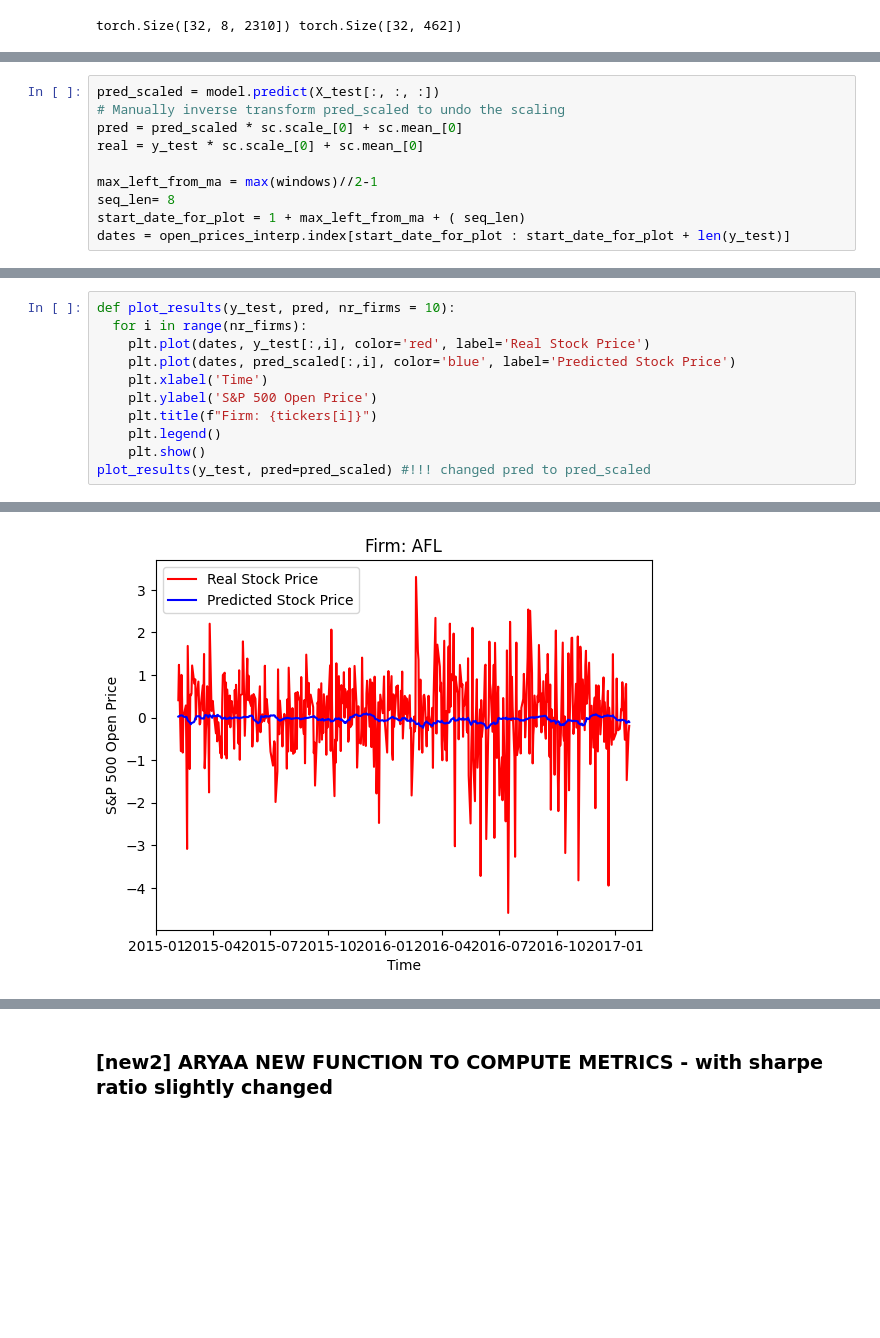
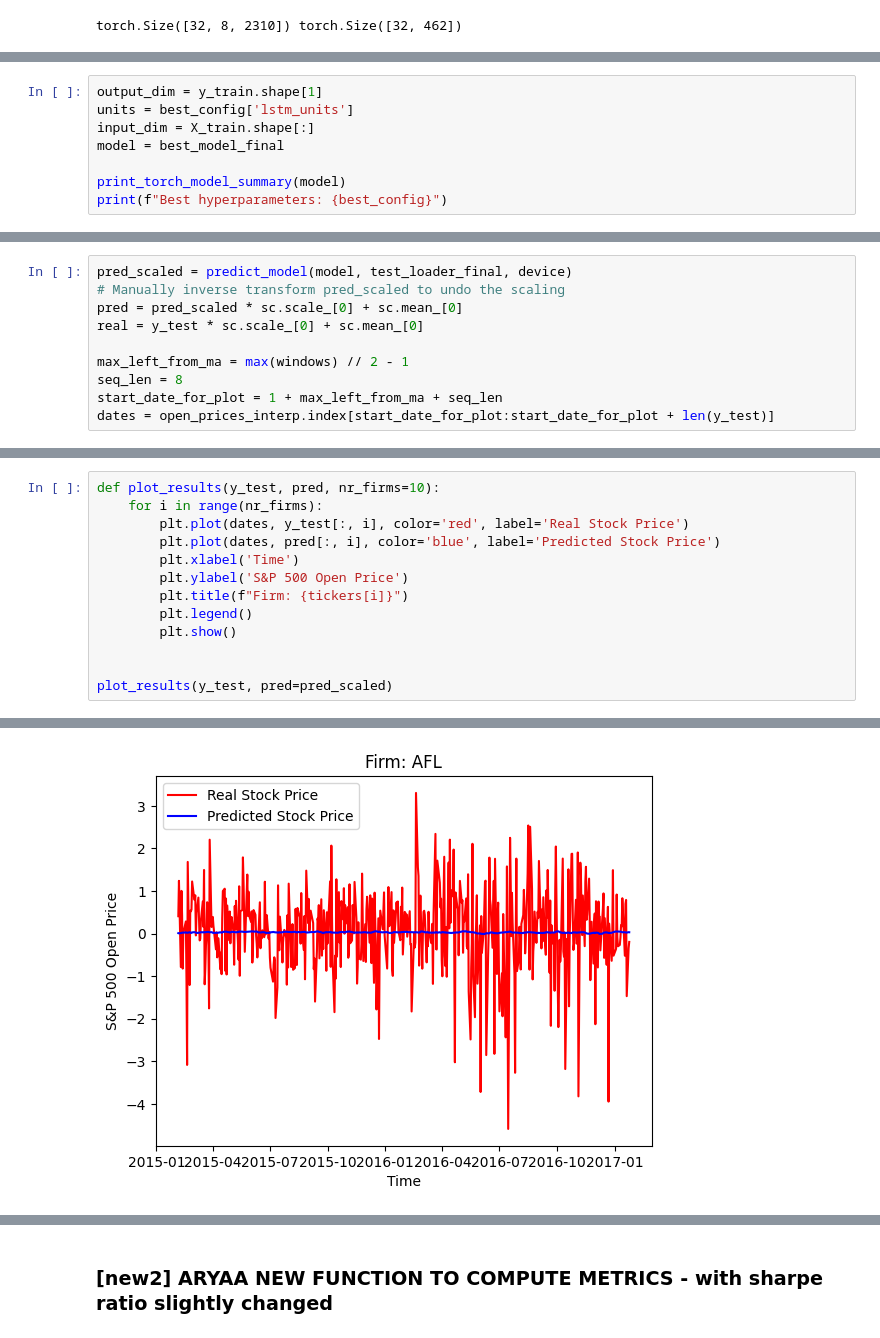
Before and after one commit to math869c/graph_representation_st457, a Jupyter notebook: graph_theory_project_yagmur_1404.ipynb, the cells around one changed output, grey strips where cells are left out. Saved outputs shown, nothing was run; the diff lists cells and outputs as text; blank space fills up the shorter version.

Commit message:
Update graph_theory_project_yagmur_1404 notebook

```diff
--- a/graph_theory_project_yagmur_1404.ipynb
+++ b/graph_theory_project_yagmur_1404.ipynb
@@ -547,0 +669,8 @@ Epoch 11/100
+# %%
+output_dim = y_train.shape[1]
+units = best_config['lstm_units']
+input_dim = X_train.shape[:]
+model = best_model_final
+
+print_torch_model_summary(model)
+print(f"Best hyperparameters: {best_config}")
@@ -548,10 +694,10 @@ Epoch 11/100
 # %%
-pred_scaled = model.predict(X_test[:, :, :])
+pred_scaled = predict_model(model, test_loader_final, device)
 # Manually inverse transform pred_scaled to undo the scaling
 pred = pred_scaled * sc.scale_[0] + sc.mean_[0]
 real = y_test * sc.scale_[0] + sc.mean_[0]
 
-max_left_from_ma = max(windows)//2-1
-seq_len= 8
-start_date_for_plot = 1 + max_left_from_ma + ( seq_len)
-dates = open_prices_interp.index[start_date_for_plot : start_date_for_plot + len(y_test)]
+max_left_from_ma = max(windows) // 2 - 1
+seq_len = 8
+start_date_for_plot = 1 + max_left_from_ma + seq_len
+dates = open_prices_interp.index[start_date_for_plot:start_date_for_plot + len(y_test)]
@@ -560,12 +704,14 @@ dates = open_prices_interp.index[start_date_for_plot : start_date_for_plot + len
 # %%
-def plot_results(y_test, pred, nr_firms = 10):
-  for i in range(nr_firms):
-    plt.plot(dates, y_test[:,i], color='red', label='Real Stock Price')
-    plt.plot(dates, pred_scaled[:,i], color='blue', label='Predicted Stock Price')
-    plt.xlabel('Time')
-    plt.ylabel('S&P 500 Open Price')
-    plt.title(f"Firm: {tickers[i]}")
-    plt.legend()
-    plt.show()
-plot_results(y_test, pred=pred_scaled) #!!! changed pred to pred_scaled
+def plot_results(y_test, pred, nr_firms=10):
+    for i in range(nr_firms):
+        plt.plot(dates, y_test[:, i], color='red', label='Real Stock Price')
+        plt.plot(dates, pred[:, i], color='blue', label='Predicted Stock Price')
+        plt.xlabel('Time')
+        plt.ylabel('S&P 500 Open Price')
+        plt.title(f"Firm: {tickers[i]}")
+        plt.legend()
+        plt.show()
+
+
+plot_results(y_test, pred=pred_scaled)
 # %% [output]
@@ -580 +726 @@ plot_results(y_test, pred=pred_scaled) #!!! changed pred to pred_scaled
-[figure, old version]
+[figure, new version]
```
Also changed, not shown: parts of 39 cells of this notebook.
